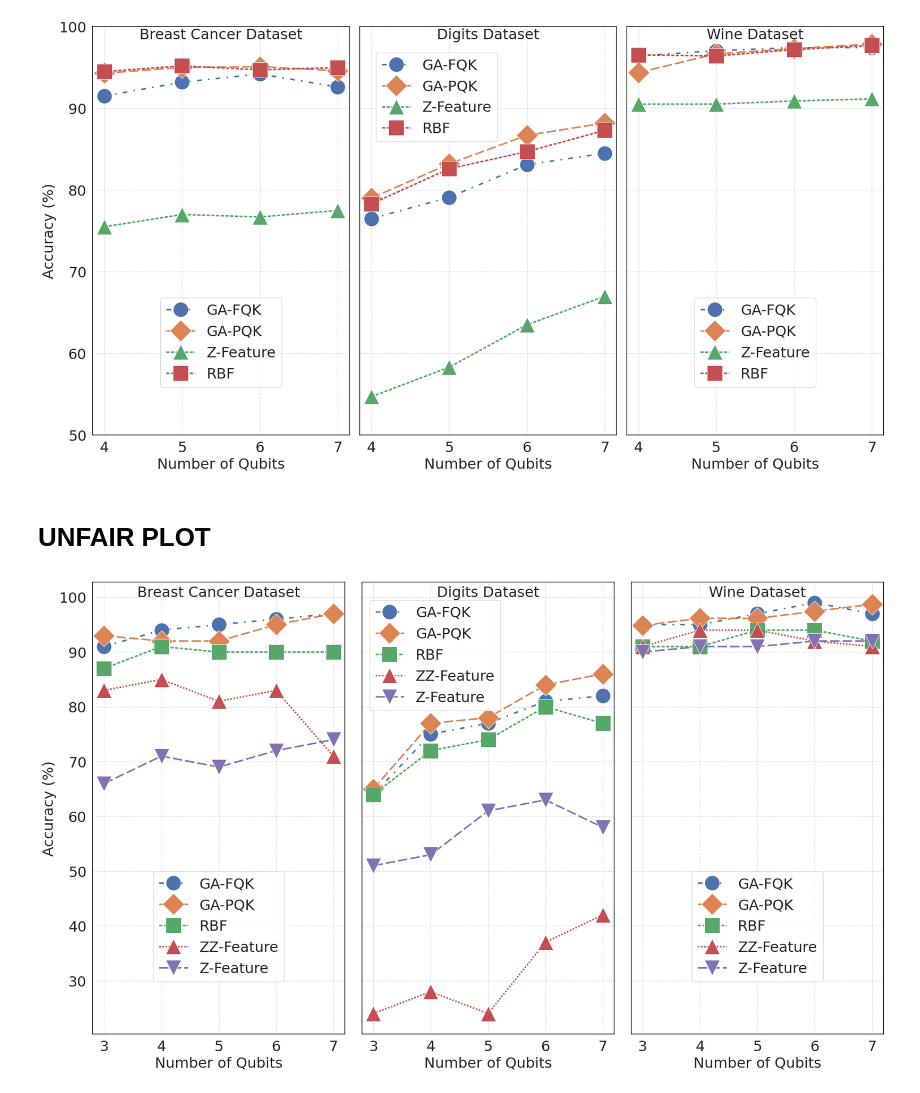
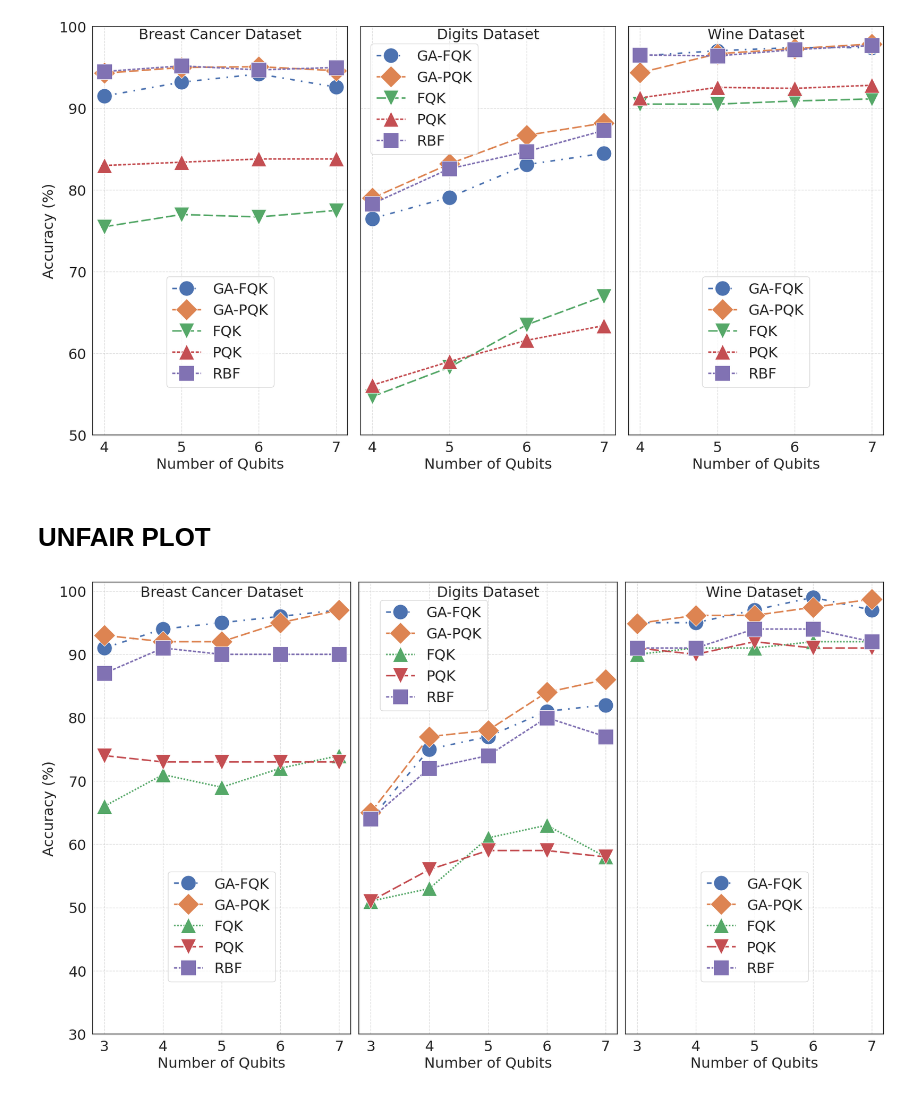
Before and after one commit to vutuanhai237/GA-QSVM, a Jupyter notebook: plot.ipynb, the cells around one changed output. Drawn from its saved outputs; the diff is of its cells as text; code cells hidden in the pictures.

```diff
--- a/plot.ipynb
+++ b/plot.ipynb
@@ -12,7 +12,8 @@ data_cancer = {
     'Qubit': [4, 5, 6, 7],
     'GA-FQK': [91.5, 93.2, 94.2, 92.6],
     'GA-PQK': [94.3, 95, 95.1, 94.6],
-    'Z-Feature': [75.5, 77.0, 76.7, 77.5],
+    'FQK': [75.5, 77.0, 76.7, 77.5],
+    'PQK': [83.0, 83.4, 83.8, 83.8],
     'RBF': [94.5, 95.2, 94.7, 95.0]
 }
 df_cancer = pd.DataFrame(data_cancer).set_index('Qubit')
@@ -22,7 +23,8 @@ data_digits = {
     'Qubit': [4, 5, 6, 7],
     'GA-FQK': [76.5, 79.1, 83.1, 84.5],
     'GA-PQK': [79, 83.2, 86.7, 88.2],
-    'Z-Feature': [54.7, 58.3, 63.5, 67.0],
+    'FQK': [54.7, 58.3, 63.5, 67.0],
+    'PQK': [56.1, 59, 61.6, 63.4],
     'RBF': [78.3, 82.6, 84.7, 87.3]
 }
 df_digits = pd.DataFrame(data_digits).set_index('Qubit')
@@ -32,7 +34,8 @@ data_wine = {
     'Qubit': [4, 5, 6, 7],
     'GA-FQK': [96.41, 97.05, 97.44, 97.43],
     'GA-PQK': [94.36, 96.67, 97.31, 97.87],
-    'Z-Feature': [90.51, 90.51, 90.9, 91.15],
+    'FQK': [90.51, 90.51, 90.9, 91.15],
+    'PQK': [91.28, 92.56, 92.44, 92.82],
     'RBF': [96.54, 96.41, 97.18, 97.69]
 }
 df_wine = pd.DataFrame(data_wine).set_index('Qubit')
@@ -41,8 +44,8 @@ df_wine = pd.DataFrame(data_wine).set_index('Qubit')
 sns.set_theme(style="white")
 
 # Define the markers for each algorithm
-markers = {'GA-FQK': 'o', 'GA-PQK': 'D', 'Z-Feature': '^', 'RBF': 's'}
-dashes = {'GA-FQK': (3, 4, 1, 4), 'GA-PQK': (6,2), 'Z-Feature': (2 , 1), 'RBF': (2 , 1)}
+markers = {'GA-FQK': 'o', 'GA-PQK': 'D', 'PQK': '^', 'FQK': 'v', 'RBF': 's'}
+dashes = {'GA-FQK': (3, 4, 1, 4), 'GA-PQK': (6,2), 'PQK': (2 , 1), 'FQK': (6 , 2), 'RBF': (2 , 1)}
 
 fig, axes = plt.subplots(1, 3, figsize=(19, 11), sharex=True, sharey=True)
 
@@ -86,16 +89,17 @@ for ax in axes:
 handles, labels = axes[2].get_legend_handles_labels()
 axes[2].get_legend().remove() # Remove the individual legend from the third plot
 axes[0].legend(handles, labels, loc='lower center', bbox_to_anchor=(0.5, 0.1), ncol=1, fontsize=23, title="", numpoints=1, title_fontsize=15)
-axes[1].legend(handles, labels, loc='lower center', bbox_to_anchor=(0.3, 0.7), ncol=1, fontsize=23, title="", numpoints=1, title_fontsize=15)
+axes[1].legend(handles, labels, loc='lower center', bbox_to_anchor=(0.25, 0.67), ncol=1, fontsize=23, title="", numpoints=1, title_fontsize=15)
 axes[2].legend(handles, labels, loc='lower center', bbox_to_anchor=(0.5, 0.1), ncol=1, fontsize=23, title="", numpoints=1, title_fontsize=15)
 
 # Adjust layout to prevent titles and legend from overlapping
 plt.tight_layout()
 plt.subplots_adjust(bottom=0.15) # Make space for the bottom legend
 
+plt.savefig("generalize.pdf")
 plt.show()
 # %% [output]
-[figure, old version]
+[figure, new version]
 # %% [markdown]
 # UNFAIR PLOT
 # %%
@@ -111,9 +115,9 @@ data_wine = {
     'Qubit': list(range(3, 8)),
     'GA-FQK': [95, 95, 97, 99, 97],
     'GA-PQK': [94.872, 96.154, 96.154, 97.436, 98.718],
+    'FQK': [90, 91, 91, 92, 92],  # ZFeatureMap data
+    'PQK': [91, 90, 92, 91, 91],
     'RBF': [91, 91, 94, 94, 92],
-    'ZZ-Feature': [91, 94, 94, 92, 91],
-    'Z-Feature': [90, 91, 91, 92, 92],  # ZFeatureMap data
 }
 df_wine = pd.DataFrame(data_wine).set_index('Qubit')
 
@@ -122,9 +126,9 @@ data_cancer = {
     'Qubit': list(range(3, 8)),
     'GA-FQK': [91, 94, 95, 96, 97],
     'GA-PQK': [93, 92, 92, 95, 97],
+    'FQK': [66, 71, 69, 72, 74],  # ZFeatureMap data
+    'PQK': [74, 73, 73, 73, 73],
     'RBF': [87, 91, 90, 90, 90],
-    'ZZ-Feature': [83, 85, 81, 83, 71],
-    'Z-Feature': [66, 71, 69, 72, 74],  # ZFeatureMap data
 }
 df_cancer = pd.DataFrame(data_cancer).set_index('Qubit')
 
@@ -133,9 +137,9 @@ data_digits = {
     'Qubit': list(range(3, 8)),
     'GA-FQK': [64, 75, 77, 81, 82],
     'GA-PQK': [65, 77, 78, 84, 86],
+    'FQK': [51, 53, 61, 63, 58],  # ZFeatureMap data
+    'PQK': [51, 56, 59, 59, 58],
     'RBF': [64, 72, 74, 80, 77],
-    'ZZ-Feature': [24, 28, 24, 37, 42],
-    'Z-Feature': [51, 53, 61, 63, 58],  # ZFeatureMap data
 }
 df_digits = pd.DataFrame(data_digits).set_index('Qubit')
 
@@ -147,8 +151,8 @@ sns.set_theme(style="white")
 # dashes = {'GA-FQK': (3, 4, 1, 4), 'GA-PQK': (6,2), 'Z-Feature': (2 , 1), 'RBF': (2 , 1)}
 
 # Define the markers for each algorithm
-markers = {'GA-FQK': 'o', 'GA-PQK': 'D', 'ZZ-Feature': '^', 'Z-Feature': 'v', 'RBF': 's'}
-dashes = {'GA-FQK': (3, 4, 1, 4), 'GA-PQK': (6,2), 'ZZ-Feature': (1, 1), 'Z-Feature': (6, 2), 'RBF': (2 , 1)}
+markers = {'GA-FQK': 'o', 'GA-PQK': 'D', 'FQK': '^', 'PQK': 'v', 'RBF': 's'}
+dashes = {'GA-FQK': (3, 4, 1, 4), 'GA-PQK': (6,2), 'FQK': (1, 1), 'PQK': (6, 2), 'RBF': (2 , 1)}
 
 fig, axes = plt.subplots(1, 3, figsize=(19, 12), sharex=True, sharey=True)
 
@@ -169,31 +173,32 @@ axes[1].set_ylabel('') # Remove redundant y-axis label
 sns.lineplot(data=df_wine, markers=markers, linewidth=2.5, markersize=24, dashes=dashes, ax=axes[2])
 axes[2].set_title('Wine Dataset', fontsize=23, y=0.96)
 axes[2].set_ylabel('') # Remove redundant y-axis label
 axes[2].set_xlabel('Number of Qubits', fontsize=23)
 
 # Set integer ticks for the shared x-axis
 for ax in axes:
     ax.set_xticks(ticks=df_wine.index)
     ax.set_xticklabels(labels=df_wine.index, fontsize=23)
 
 y_ticks = np.arange(30, 101, 10)
 axes[0].set_yticks(y_ticks)
 axes[0].tick_params(axis='y', labelsize=23)
 
 for ax in axes:
     ax.grid(axis='both', linestyle='--', alpha=0.7)
 
 # Create a single shared legend from the last plot (which has the legend data)
 handles, labels = axes[2].get_legend_handles_labels()
 axes[2].get_legend().remove() # Remove the individual legend from the third plot
 axes[0].legend(handles, labels, loc='lower center', bbox_to_anchor=(0.5, 0.1), ncol=1, fontsize=23, title="", numpoints=1, title_fontsize=15)
 axes[1].legend(handles, labels, loc='lower center', bbox_to_anchor=(0.29, 0.7), ncol=1, fontsize=23, title="", numpoints=1, title_fontsize=15)
 axes[2].legend(handles, labels, loc='lower center', bbox_to_anchor=(0.5, 0.1), ncol=1, fontsize=23, title="", numpoints=1, title_fontsize=15)
 
 # Adjust layout to prevent titles and legend from overlapping
 plt.tight_layout()
 plt.subplots_adjust(bottom=0.15) # Make space for the bottom legend
 
+plt.savefig("unfair.pdf")
 plt.show()
 # %% [output]
-[figure, old version]
+[figure, new version]
```
Also changed, not shown: 3 other files.
